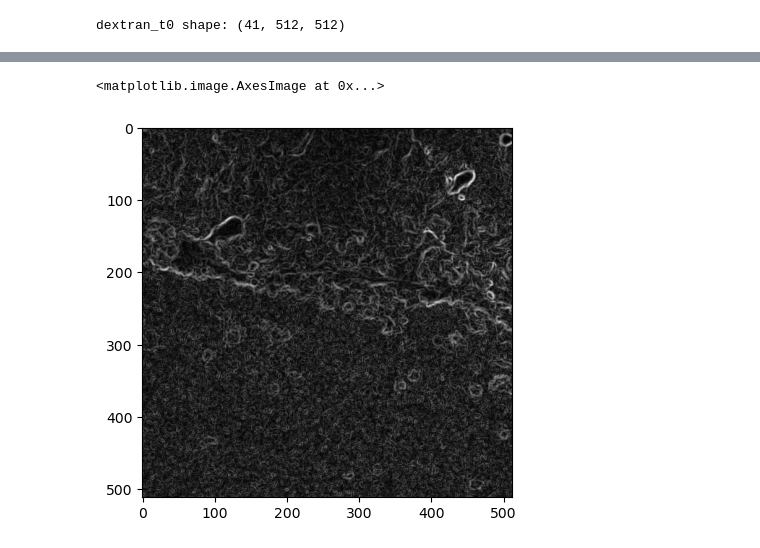
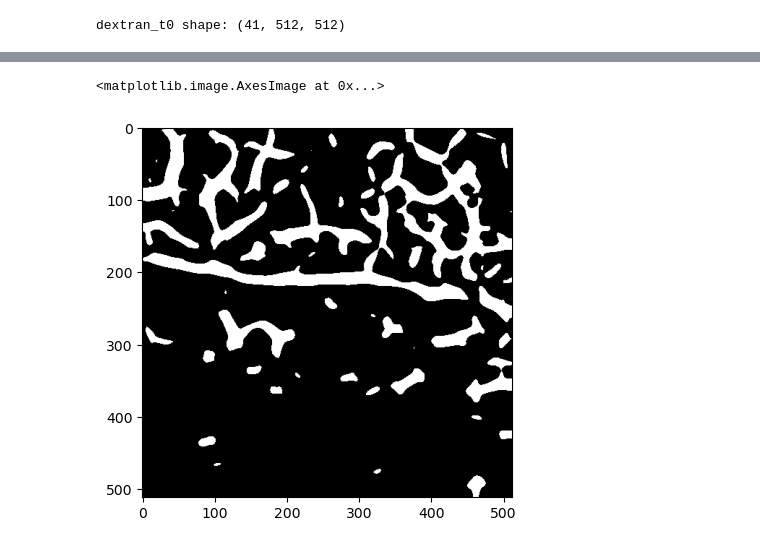
Before and after one commit to isobelth/image_quantification, a Jupyter notebook: Vasculature/placenta_perfusion.ipynb, the cells around one changed output, grey strips where cells are left out. Cells and saved outputs as stored; diff of their text form; code cells hidden in the pictures.

```diff
--- a/Vasculature/placenta_perfusion.ipynb
+++ b/Vasculature/placenta_perfusion.ipynb
@@ -66,7 +68,7 @@ n_channels: None
 n_z None
 Opened image 0, Z:\Maria Cuende\0_Projects\0_Placenta\Barrier integrity\20260115-22_Exp6\Day5_Exp6.lif
 # %%
-dextran_t0 = img[0, 2, :, :, :]
+dextran_t0 = img[0, dextran_channel, :, :, :]
 print("dextran_t0 shape:", dextran_t0.shape)
 # %% [output]
 dextran_t0 shape: (41, 512, 512)
@@ -171,5 +189,5 @@ plt.show()
 # %%
-plt.imshow(sobel(gaussian(slice)), cmap='gray')
+plt.imshow(bw, cmap="gray")
 # %% [output]
 <matplotlib.image.AxesImage at 0x...>
-[figure, old version]
+[figure, new version]
```
Also changed, not shown: parts of 10 cells of this notebook.
